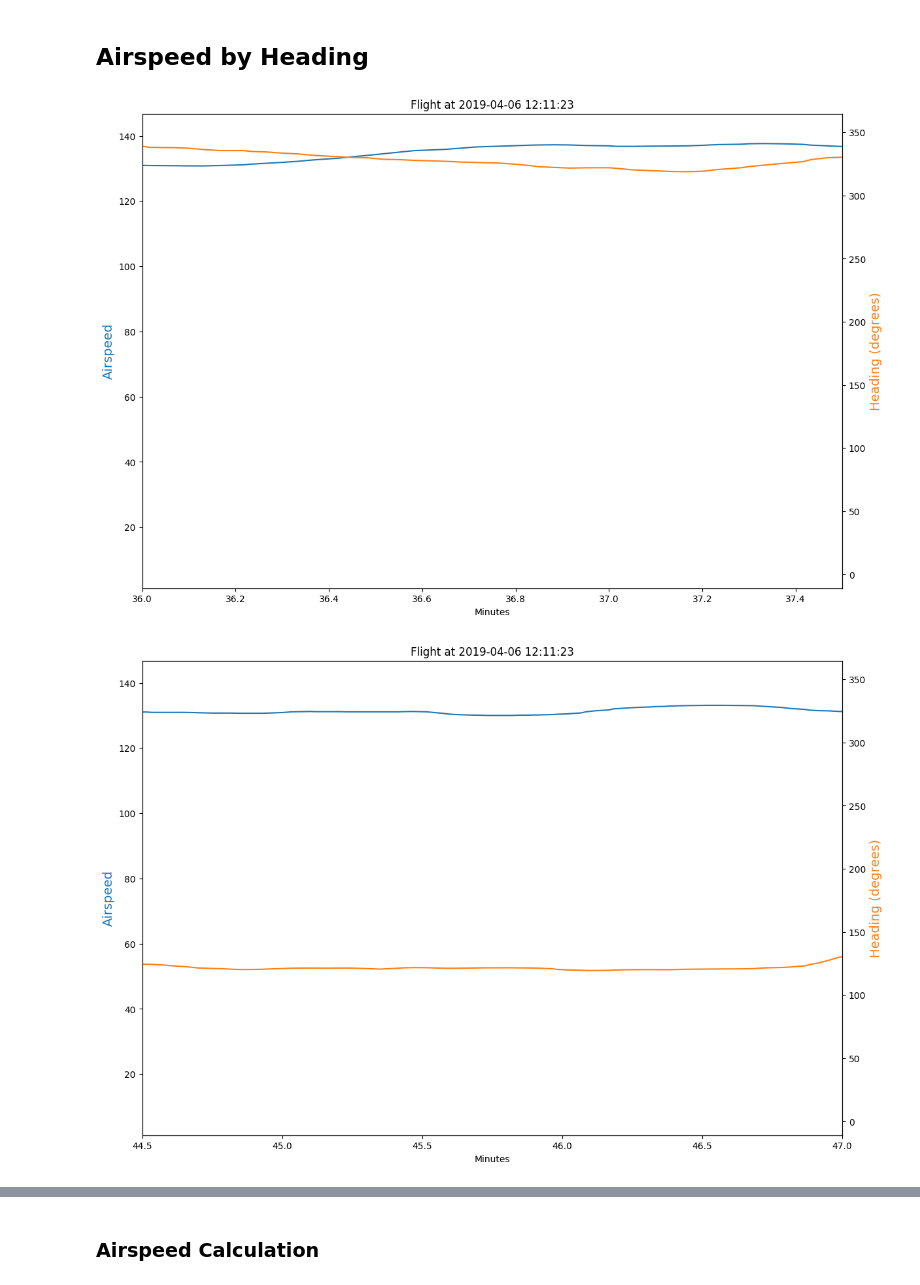
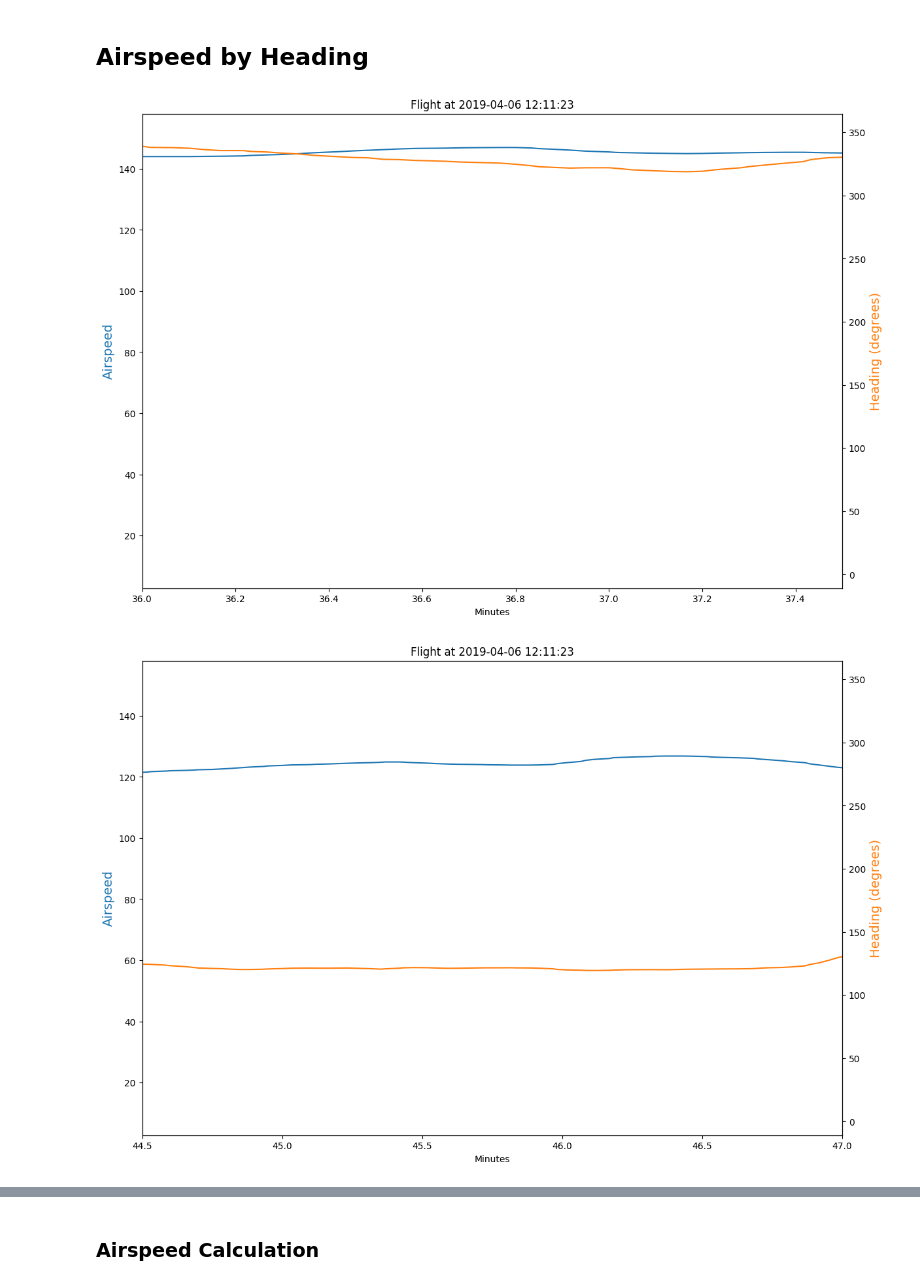
Before and after one commit to azemon/MglEfisPlotter, a Jupyter notebook: notebooks/2019-04-06/overview and save.ipynb, the cells around one changed output, grey strips where cells are left out. Saved outputs shown, nothing was run; the diff lists cells and outputs as text; code cells hidden in the pictures.

```diff
--- a/notebooks/2019-04-06/overview and save.ipynb
+++ b/notebooks/2019-04-06/overview and save.ipynb
@@ -45,11 +45,11 @@ p.plot2(['rpm', 'manifoldPressure', 'fuelFlow'], labels, xlim=(56, 69), ylim=(23
 ## Airspeed by Heading
 # %%
 labels = ['Airspeed', 'Heading (degrees)']
-p.plot2(['asi', 'headingMag'], labels, xlim=(36, 37.5)).save('airspeed-000.png')
+p.plot2(['groundSpeed', 'headingMag'], labels, xlim=(36, 37.5)).save('groundspeed-000.png')
 # %% [output]
-[figure, old version]
+[figure, new version]
 # %%
-p.plot2(['asi', 'headingMag'], labels, xlim=(44.5, 47)).save('airspeed-120.png')
+p.plot2(['groundSpeed', 'headingMag'], labels, xlim=(44.5, 47)).save('groundspeed-120.png')
 # %% [output]
-[figure, old version]
+[figure, new version]
 # %%
```
Also changed, not shown: parts of 2 cells of this notebook, 7 other files.
